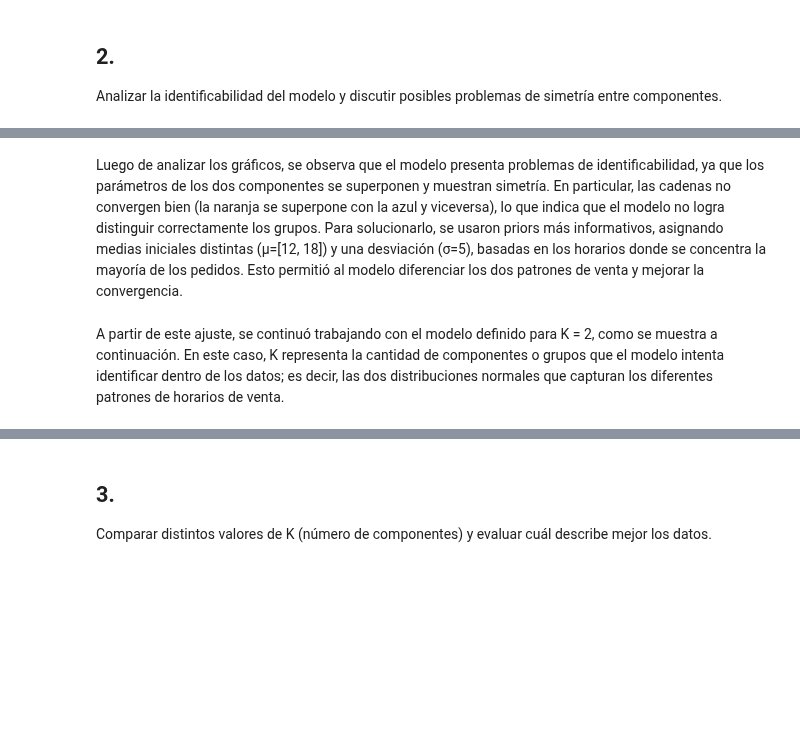
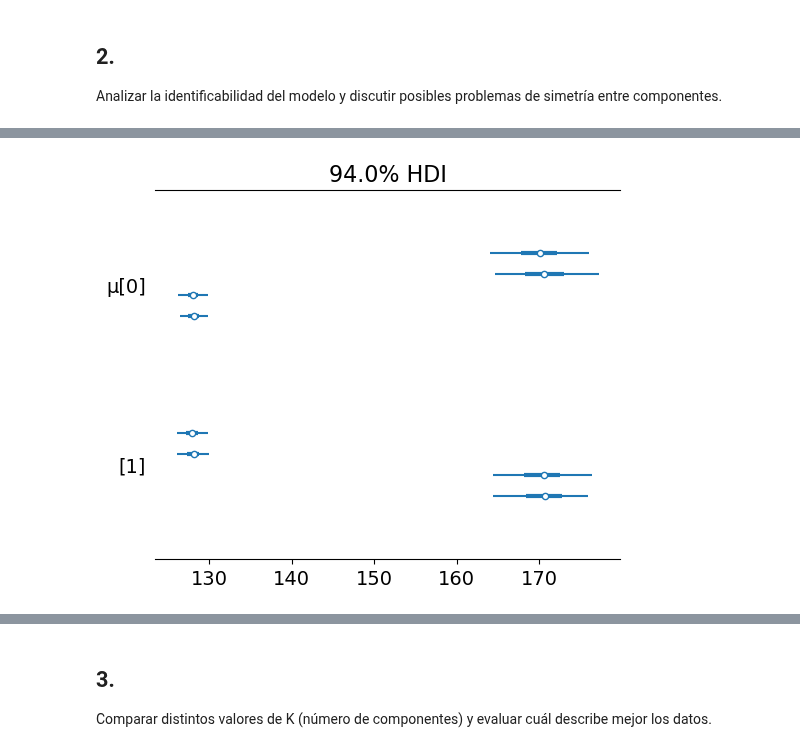
Before and after one commit to nazarenomm/Grupo4-TPI-EeI2, a Jupyter notebook: Parte2/parte_2.ipynb, the cells around one changed output, grey strips where cells are left out. Cells and saved outputs as stored; diff of their text form; code cells hidden in the pictures; blank space fills up the shorter version.

```diff
--- a/Parte2/parte_2.ipynb
+++ b/Parte2/parte_2.ipynb
@@ -105,4 +122,4 @@ az.plot_forest(idata, var_names=['w'], ax=axes[1]);
-# %% [markdown]
-Luego de analizar los gráficos, se observa que el modelo presenta problemas de identificabilidad, ya que los parámetros de los dos componentes se superponen y muestran simetría. En particular, las cadenas no convergen bien (la naranja se superpone con la azul y viceversa), lo que indica que el modelo no logra distinguir correctamente los grupos. Para solucionarlo, se usaron priors más informativos, asignando medias iniciales distintas (μ=[12, 18]) y una desviación (σ=5), basadas en los horarios donde se concentra la mayoría de los pedidos. Esto permitió al modelo diferenciar los dos patrones de venta y mejorar la convergencia.
-# %% [markdown]
-A partir de este ajuste, se continuó trabajando con el modelo definido para K = 2, como se muestra a continuación. En este caso, K representa la cantidad de componentes o grupos que el modelo intenta identificar dentro de los datos; es decir, las dos distribuciones normales que capturan los diferentes patrones de horarios de venta.
+# %%
+az.plot_forest(idata, var_names=['μ']);
+# %% [output]
+[figure, added]
```
Also changed, not shown: parts of 98 cells of this notebook, 3 other files.
